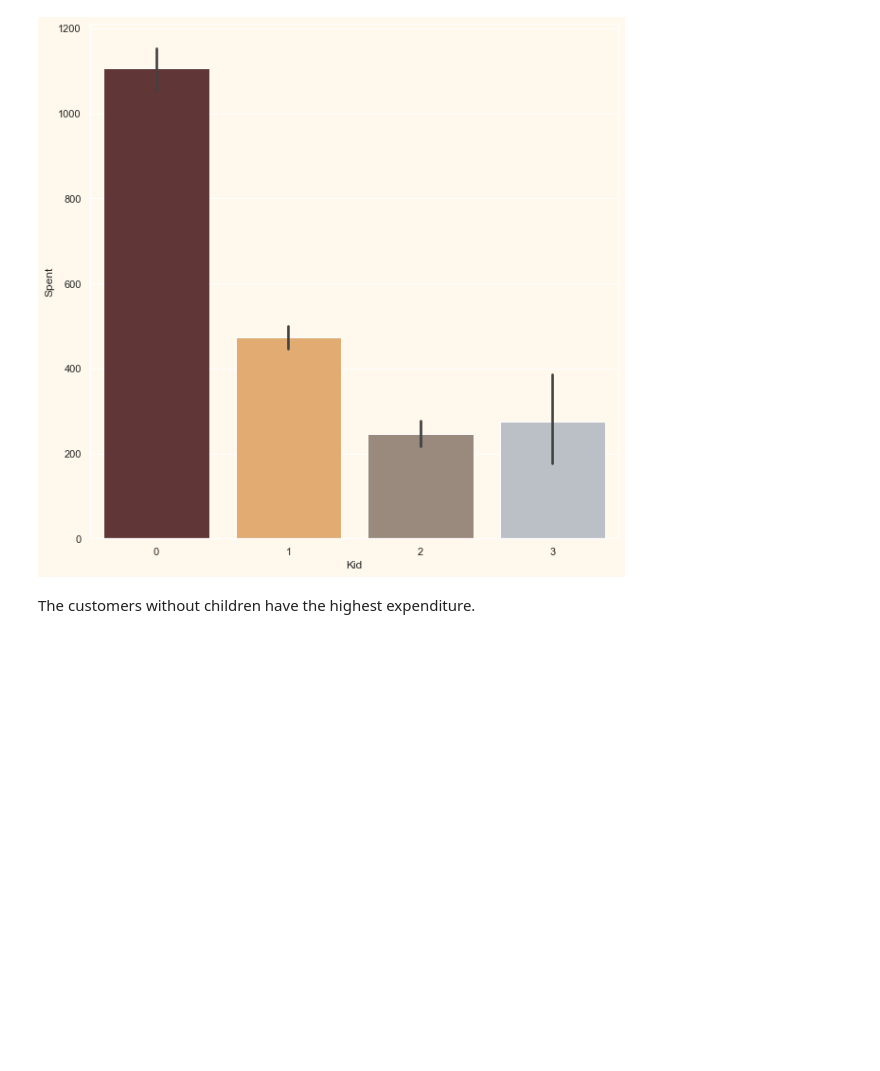
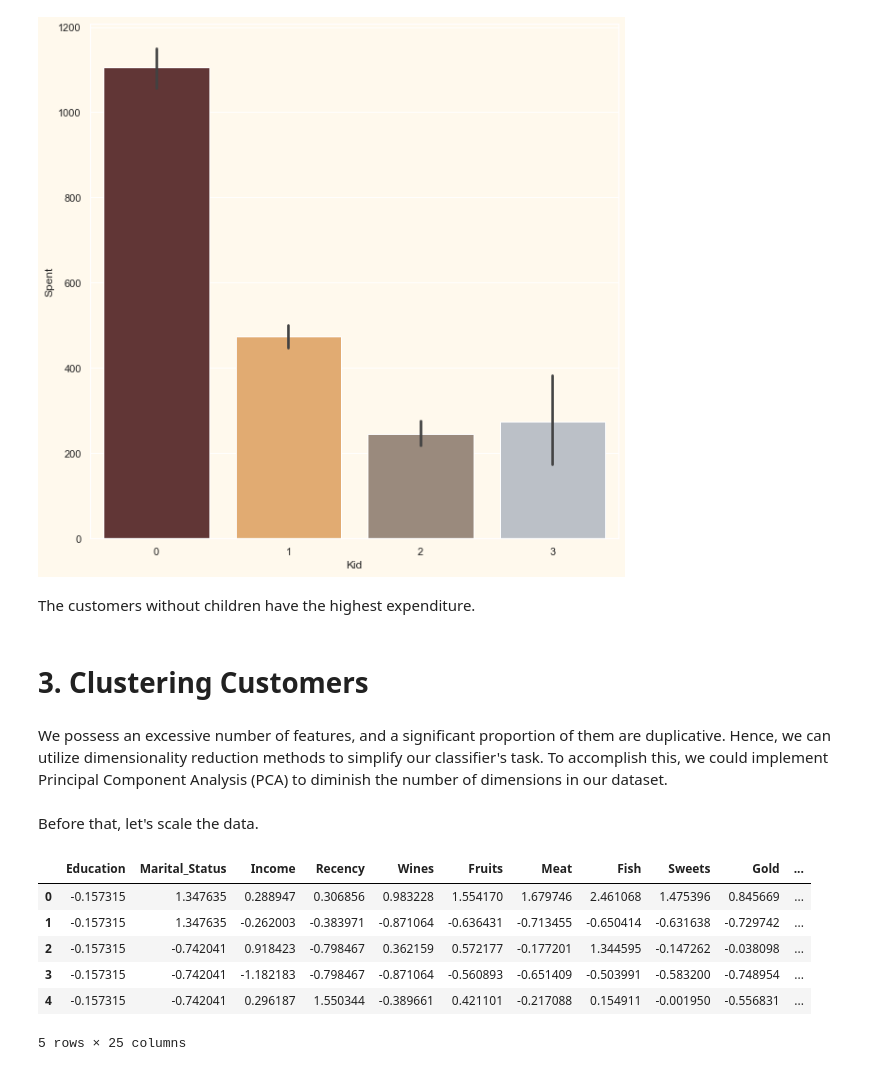
Before and after one commit to utkuozbudak/customer_personality_analysis, a Jupyter notebook: customer_analysis.ipynb, the cells around one changed output. Cells and saved outputs as stored; diff of their text form; code cells hidden in the pictures; blank space fills up the shorter version.

```diff
--- a/customer_analysis.ipynb
+++ b/customer_analysis.ipynb
@@ -420,3 +428,10 @@ sns.barplot(x="Kid", y="Spent", data=data, palette=["#682F2F", "#F3AB60", "#9F8A
 [figure]
 # %% [markdown]
 The customers without children have the highest expenditure.
+# %% [markdown]
+# 3. Clustering Customers
+# %% [markdown]
+We possess an excessive number of features, and a significant proportion of them are duplicative. Hence, we can utilize dimensionality reduction methods to simplify our classifier's task.
+To accomplish this, we could implement Principal Component Analysis (PCA) to diminish the number of dimensions in our dataset.
+# %% [markdown]
+Before that, let's scale the data.
@@ -422,0 +442,10 @@ The customers without children have the highest expenditure.
+# %%
+scaled_data.head()
+# %% [output]
+|  | Education | Marital_Status | Income | Recency | Wines | Fruits | Meat | Fish | Sweets | Gold | ... |
+| 0 | -0.157315 | 1.347635 | 0.288947 | 0.306856 | 0.983228 | 1.554170 | 1.679746 | 2.461068 | 1.475396 | 0.845669 | ... |
+| 1 | -0.157315 | 1.347635 | -0.262003 | -0.383971 | -0.871064 | -0.636431 | -0.713455 | -0.650414 | -0.631638 | -0.729742 | ... |
+| 2 | -0.157315 | -0.742041 | 0.918423 | -0.798467 | 0.362159 | 0.572177 | -0.177201 | 1.344595 | -0.147262 | -0.038098 | ... |
+| 3 | -0.157315 | -0.742041 | -1.182183 | -0.798467 | -0.871064 | -0.560893 | -0.651409 | -0.503991 | -0.583200 | -0.748954 | ... |
+| 4 | -0.157315 | -0.742041 | 0.296187 | 1.550344 | -0.389661 | 0.421101 | -0.217088 | 0.154911 | -0.001950 | -0.556831 | ... |
+5 rows × 25 columns
```
Also changed, not shown: parts of 12 cells of this notebook.
